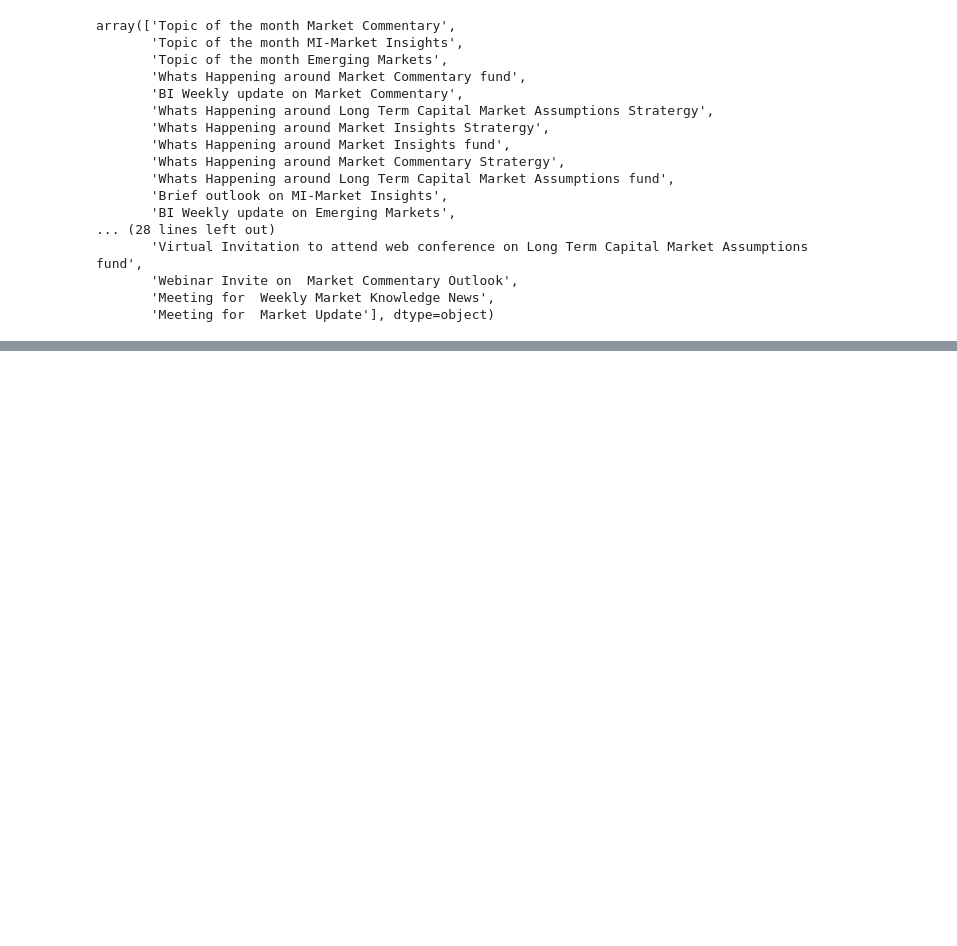
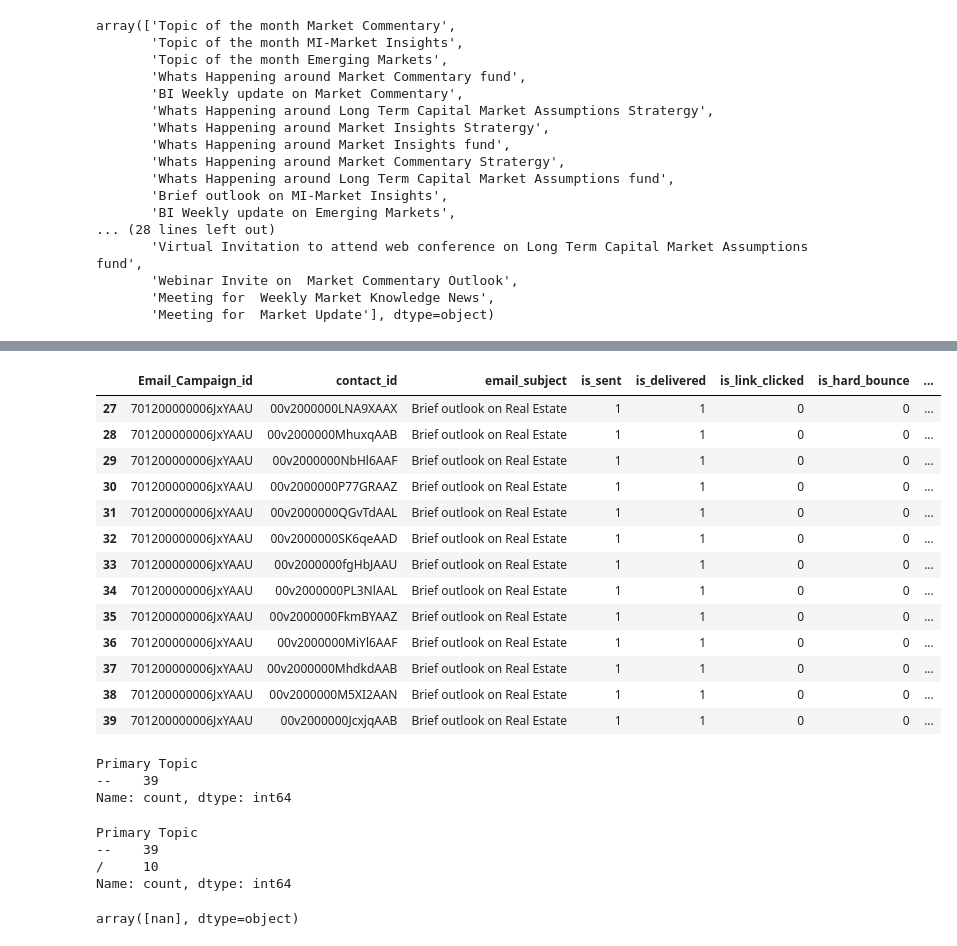
Before and after one commit to dsu1na/mi_jpmc_assignment, a Jupyter notebook: exploratory_analysis/email_campaign.ipynb, the cells around one changed output, grey strips where cells are left out. Cells and saved outputs as stored; diff of their text form; code cells hidden in the pictures; blank space fills up the shorter version.

```diff
--- a/exploratory_analysis/email_campaign.ipynb
+++ b/exploratory_analysis/email_campaign.ipynb
@@ -567,0 +613,35 @@ array(['Topic of the month Market Commentary',
+# %%
+email_df[email_df["Email_Campaign_id"] == "701200000006JxYAAU"]
+# %% [output]
+|  | Email_Campaign_id | contact_id | email_subject | is_sent | is_delivered | is_link_clicked | is_hard_bounce | ... |
+| 27 | 701200000006JxYAAU | 00v2000000LNA9XAAX | Brief outlook on Real Estate | 1 | 1 | 0 | 0 | ... |
+| 28 | 701200000006JxYAAU | 00v2000000MhuxqAAB | Brief outlook on Real Estate | 1 | 1 | 0 | 0 | ... |
+| 29 | 701200000006JxYAAU | 00v2000000NbHl6AAF | Brief outlook on Real Estate | 1 | 1 | 0 | 0 | ... |
+| 30 | 701200000006JxYAAU | 00v2000000P77GRAAZ | Brief outlook on Real Estate | 1 | 1 | 0 | 0 | ... |
+| 31 | 701200000006JxYAAU | 00v2000000QGvTdAAL | Brief outlook on Real Estate | 1 | 1 | 0 | 0 | ... |
+| 32 | 701200000006JxYAAU | 00v2000000SK6qeAAD | Brief outlook on Real Estate | 1 | 1 | 0 | 0 | ... |
+| 33 | 701200000006JxYAAU | 00v2000000fgHbJAAU | Brief outlook on Real Estate | 1 | 1 | 0 | 0 | ... |
+| 34 | 701200000006JxYAAU | 00v2000000PL3NlAAL | Brief outlook on Real Estate | 1 | 1 | 0 | 0 | ... |
+| 35 | 701200000006JxYAAU | 00v2000000FkmBYAAZ | Brief outlook on Real Estate | 1 | 1 | 0 | 0 | ... |
+| 36 | 701200000006JxYAAU | 00v2000000MiYl6AAF | Brief outlook on Real Estate | 1 | 1 | 0 | 0 | ... |
+| 37 | 701200000006JxYAAU | 00v2000000MhdkdAAB | Brief outlook on Real Estate | 1 | 1 | 0 | 0 | ... |
+| 38 | 701200000006JxYAAU | 00v2000000M5XI2AAN | Brief outlook on Real Estate | 1 | 1 | 0 | 0 | ... |
+| 39 | 701200000006JxYAAU | 00v2000000JcxjqAAB | Brief outlook on Real Estate | 1 | 1 | 0 | 0 | ... |
+# %%
+email_df[email_df["Email_Campaign_id"] == "70120000000Lp3eAAC"]["Primary Topic"].value_counts()
+# %% [output]
+Primary Topic
+--    39
+Name: count, dtype: int64
+# %%
+campaign_ids_null = email_df[email_df["Primary Topic"].isnull()]["Email_Campaign_id"].unique()
+email_df[email_df["Email_Campaign_id"].isin(campaign_ids_null)]["Primary Topic"].value_counts()
+# %% [output]
+Primary Topic
+--    39
+/     10
+Name: count, dtype: int64
+# %%
+campaign_ids_null
+# %% [output]
+array([nan], dtype=object)
```
Also changed, not shown: parts of 5 cells of this notebook, 1 other file.
